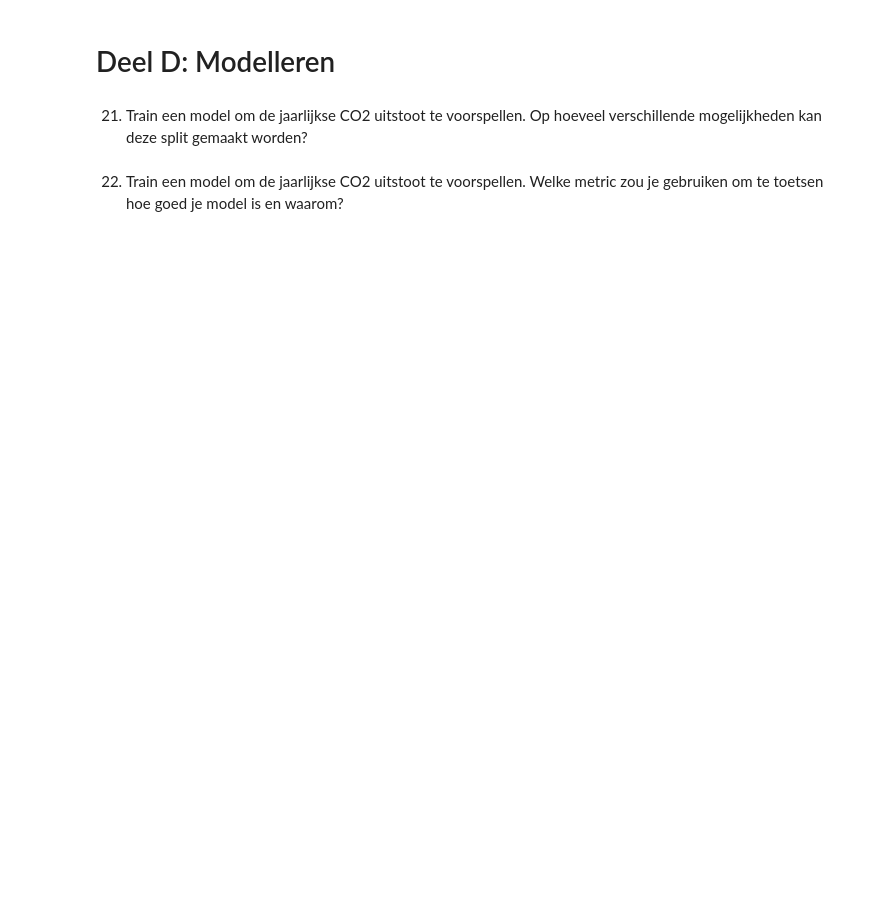
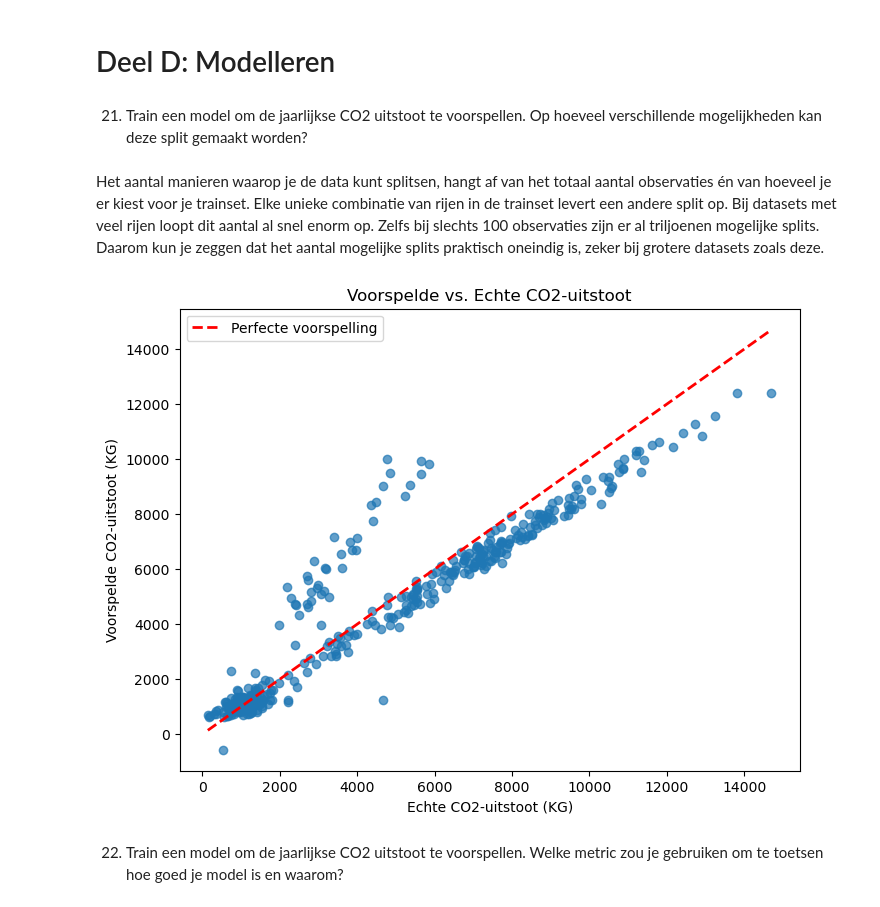
Before and after one commit to 24087068/wiskunde_porfolio, a Jupyter notebook: portfolio Ruben.ipynb, the cells around one changed output. Drawn from its saved outputs; the diff is of its cells as text; code cells hidden in the pictures; blank space fills up the shorter version.

```diff
--- a/portfolio Ruben.ipynb
+++ b/portfolio Ruben.ipynb
@@ -519,7 +591,54 @@ Kortom: ja, de inzichten verschillen enigszins van wat we in opdracht 8 en 9 heb
 # Deel D: Modelleren
 # %% [markdown]
 21.	Train een model om de jaarlijkse CO2 uitstoot te voorspellen. Op hoeveel verschillende mogelijkheden kan deze split gemaakt worden?
+# %%
+# Split first
+X = df_mod.drop(columns=['co2_uitstoot_per_jaar_KG'])
+y = df_mod['co2_uitstoot_per_jaar_KG']
+X_train, X_test, y_train, y_test = train_test_split(X, y, random_state=42)
+
+# Then scale only on training data
+scaler = StandardScaler()
+X_train[ratio_vars[:-1]] = scaler.fit_transform(X_train[ratio_vars[:-1]])  # exclude target
+X_test[ratio_vars[:-1]] = scaler.transform(X_test[ratio_vars[:-1]])
+# %% [markdown]
+Het aantal manieren waarop je de data kunt splitsen, hangt af van het totaal aantal observaties én van hoeveel je er kiest voor je trainset. Elke unieke combinatie van rijen in de trainset levert een andere split op. Bij datasets met veel rijen loopt dit aantal al snel enorm op. Zelfs bij slechts 100 observaties zijn er al triljoenen mogelijke splits. Daarom kun je zeggen dat het aantal mogelijke splits praktisch oneindig is, zeker bij grotere datasets zoals deze.
 # %%
-# 21
+# 21. Train een model om de jaarlijkse CO2 uitstoot te voorspellen.
+
+# Gebruik de split en df_mod uit de eerdere cellen
+from sklearn.linear_model import LinearRegression
+import matplotlib.pyplot as plt
+
+# Gebruik de bestaande train/test split en df_mod
+features = [
+    'km_auto_per_jaar',
+    'km_fiets_per_jaar',
+    'km_ov_per_jaar',
+    'km_vliegtuig_per_jaar',
+    'dagen_in_buitenland_per_jaar'
+]
+
+# Gebruik de bestaande X_train, X_test, y_train, y_test uit de split op df_mod
+# (deze zijn al aangemaakt in een eerdere cel)
+
+# Train een lineair regressiemodel
+model = LinearRegression()
+model.fit(X_train[features], y_train)
+
+# Voorspel de CO2-uitstoot op de test set
+y_pred = model.predict(X_test[features])
+
+# Plot de echte versus voorspelde waarden
+plt.figure(figsize=(8, 6))
+plt.scatter(y_test, y_pred, alpha=0.7)
+plt.xlabel("Echte CO2-uitstoot (KG)")
+plt.ylabel("Voorspelde CO2-uitstoot (KG)")
+plt.title("Voorspelde vs. Echte CO2-uitstoot")
+plt.plot([y_test.min(), y_test.max()], [y_test.min(), y_test.max()], 'r--', lw=2, label="Perfecte voorspelling")
+plt.legend()
+plt.show()
+# %% [output]
+[figure, added]
 # %% [markdown]
 22.	Train een model om de jaarlijkse CO2 uitstoot te voorspellen. Welke metric zou je gebruiken om te toetsen hoe goed je model is en waarom?
```
Also changed, not shown: parts of 26 cells of this notebook, 1 other file.
